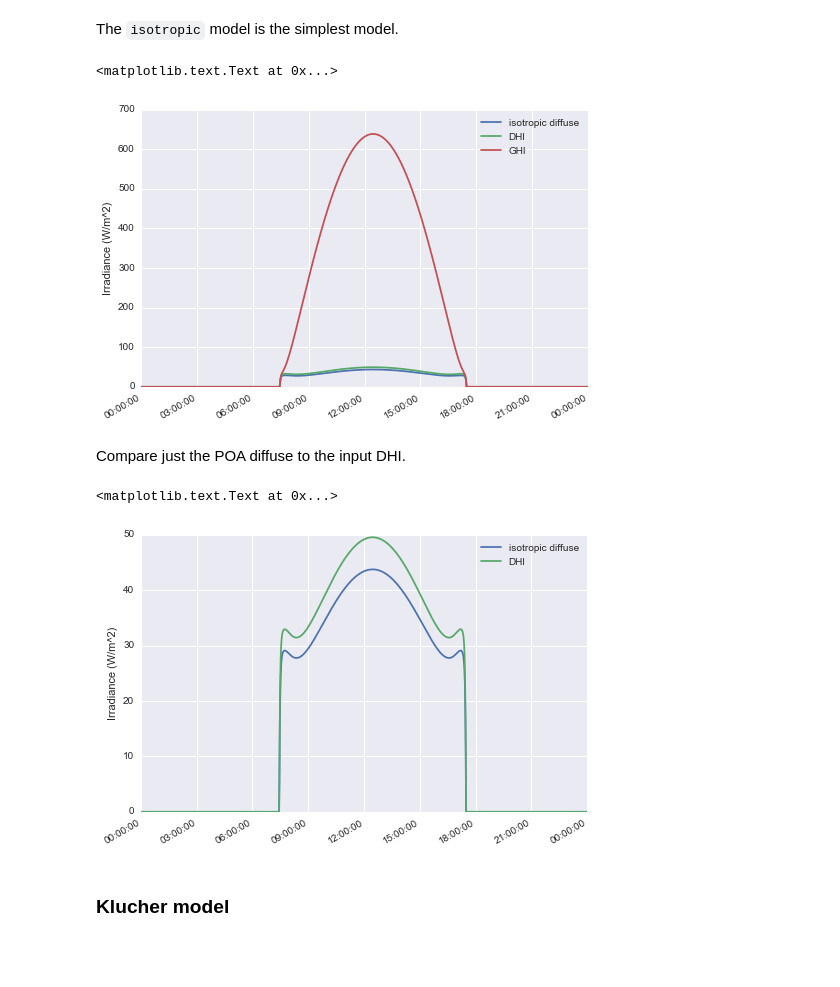
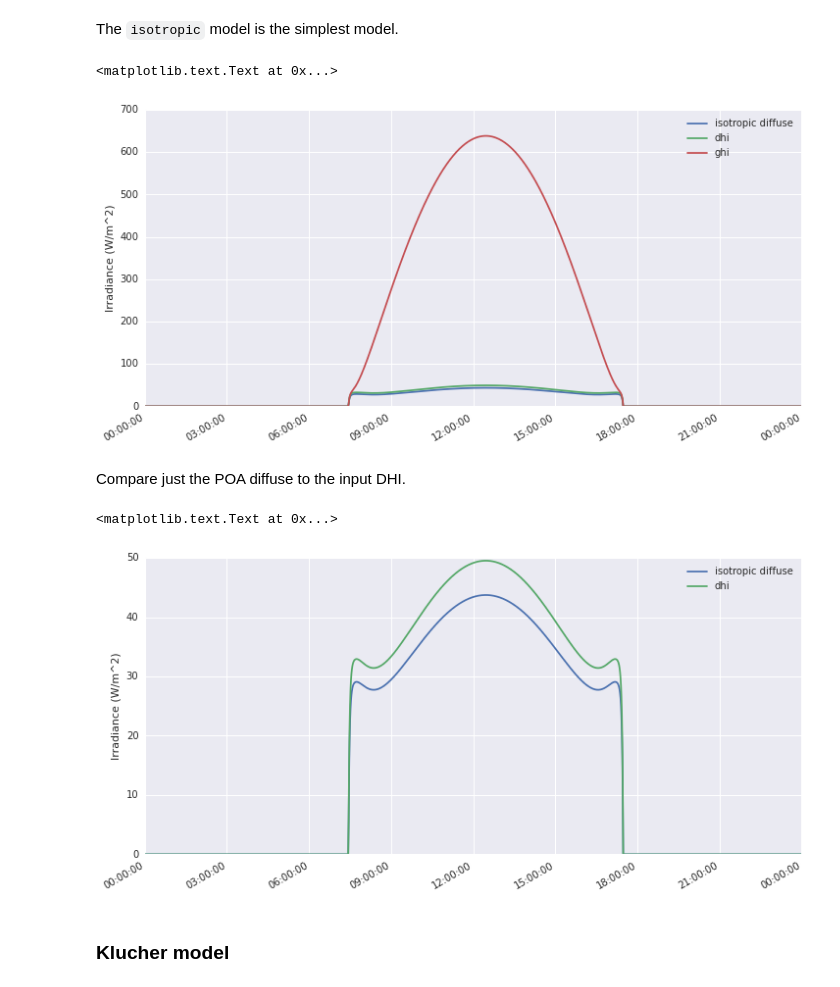
Before and after one commit to pvlib/pvlib-python, a Jupyter notebook: docs/tutorials/irradiance.ipynb, the cells around one changed output. Cells and saved outputs as stored; diff of their text form; code cells hidden in the pictures; blank space fills up the shorter version.

```diff
--- a/docs/tutorials/irradiance.ipynb
+++ b/docs/tutorials/irradiance.ipynb
@@ -10,6 +18,7 @@ Authors:
 import matplotlib.pyplot as plt
 try:
     import seaborn as sns
+    sns.set(rc={'figure.figsize':(12,6)})
 except ImportError:
     pass
 
@@ -218,26 +227,26 @@ The API for some of these functions needs some work.
 # %% [markdown]
 The ``isotropic`` model is the simplest model.
 # %%
-sky_diffuse = pvlib.irradiance.isotropic(40, irrad_data['DHI'])
+sky_diffuse = pvlib.irradiance.isotropic(40, irrad_data['dhi'])
 sky_diffuse.plot(label='isotropic diffuse')
-irrad_data['DHI'].plot()
-irrad_data['GHI'].plot()
+irrad_data['dhi'].plot()
+irrad_data['ghi'].plot()
 plt.legend()
 plt.ylabel('Irradiance (W/m^2)')
 # %% [output]
 <matplotlib.text.Text at 0x...>
-[figure, old version]
+[figure, new version]
 # %% [markdown]
 Compare just the POA diffuse to the input DHI.
 # %%
-sky_diffuse = pvlib.irradiance.isotropic(40, irrad_data['DHI'])
+sky_diffuse = pvlib.irradiance.isotropic(40, irrad_data['dhi'])
 sky_diffuse.plot(label='isotropic diffuse')
-irrad_data['DHI'].plot()
+irrad_data['dhi'].plot()
 plt.legend()
 plt.ylabel('Irradiance (W/m^2)')
 # %% [output]
 <matplotlib.text.Text at 0x...>
-[figure, old version]
+[figure, new version]
 # %% [markdown]
 ### Klucher model
 # %%
```
Also changed, not shown: parts of 39 cells of this notebook.
